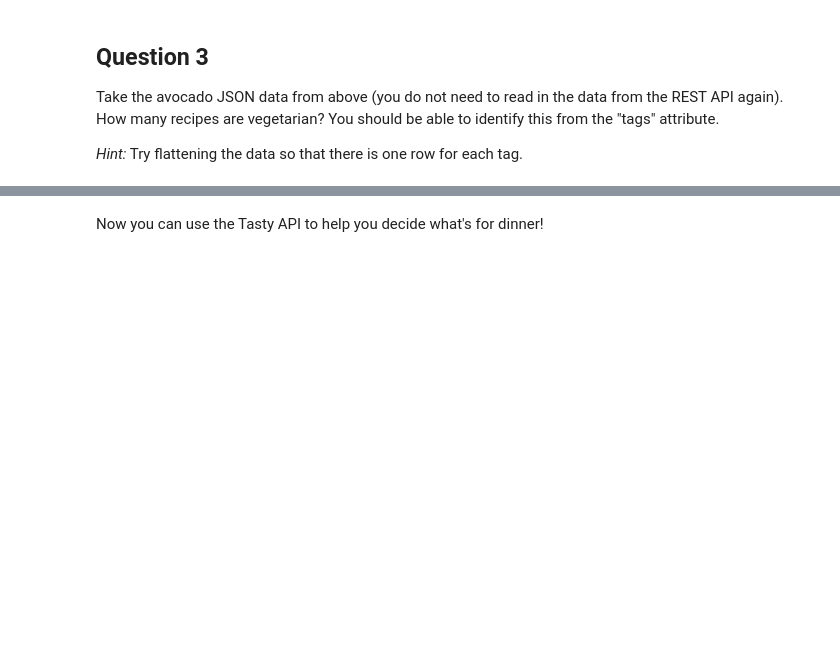
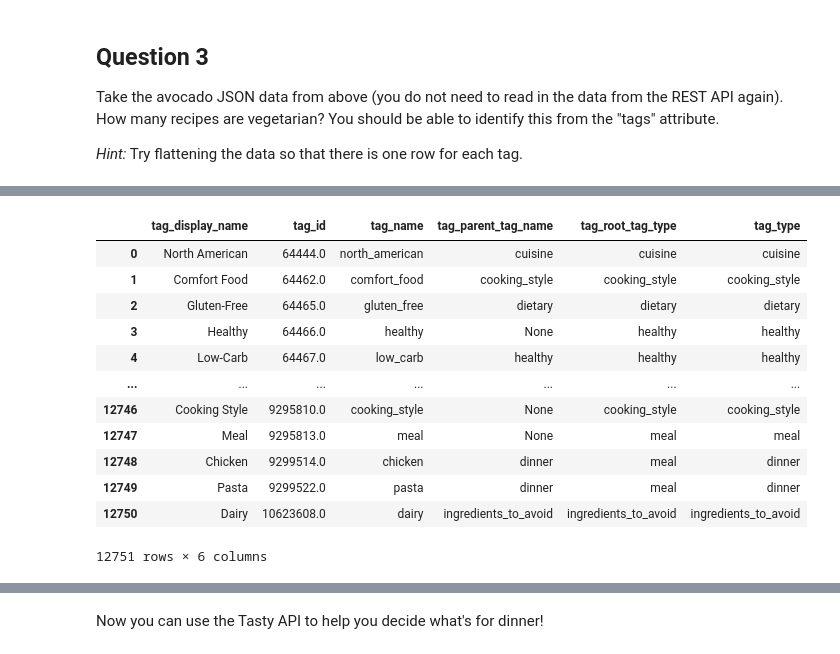
Before and after one commit to Elnya/DATASCI112, a Jupyter notebook: week8/8.4.scraping-data-from-REST-APIs.ipynb, the cells around one changed output, grey strips where cells are left out. Drawn from its saved outputs; the diff is of its cells as text; code cells hidden in the pictures; blank space fills up the shorter version.

```diff
--- a/week8/8.4.scraping-data-from-REST-APIs.ipynb
+++ b/week8/8.4.scraping-data-from-REST-APIs.ipynb
@@ -57,0 +236,4 @@ _Hint:_ Try flattening the data so that there is one row for each tag.
+# %%
+# Flatten the tags column for each recipe
+avocado_recipes_exploded = all_avocado_recipes.explode('tags').reset_index(drop=True)
+avocado_recipes_exploded['tags']
@@ -57,0 +253,20 @@ _Hint:_ Try flattening the data so that there is one row for each tag.
+# %%
+# normalize the tags column
+avocado_recipes_tags = pd.json_normalize(avocado_recipes_exploded['tags'])
+# add a prefix to the column names to avoid name clashes
+avocado_recipes_tags = avocado_recipes_tags.add_prefix('tag_')
+avocado_recipes_tags
+# %% [output]
+|  | tag_display_name | tag_id | tag_name | tag_parent_tag_name | tag_root_tag_type | tag_type |
+| 0 | North American | 64444.0 | north_american | cuisine | cuisine | cuisine |
+| 1 | Comfort Food | 64462.0 | comfort_food | cooking_style | cooking_style | cooking_style |
+| 2 | Gluten-Free | 64465.0 | gluten_free | dietary | dietary | dietary |
+| 3 | Healthy | 64466.0 | healthy | None | healthy | healthy |
+| 4 | Low-Carb | 64467.0 | low_carb | healthy | healthy | healthy |
+| ... | ... | ... | ... | ... | ... | ... |
+| 12746 | Cooking Style | 9295810.0 | cooking_style | None | cooking_style | cooking_style |
+| 12747 | Meal | 9295813.0 | meal | None | meal | meal |
+| 12748 | Chicken | 9299514.0 | chicken | dinner | meal | dinner |
+| 12749 | Pasta | 9299522.0 | pasta | dinner | meal | dinner |
+| 12750 | Dairy | 10623608.0 | dairy | ingredients_to_avoid | ingredients_to_avoid | ingredients_to_avoid |
+12751 rows × 6 columns
```
Also changed, not shown: parts of 13 cells of this notebook, 13 other files.
